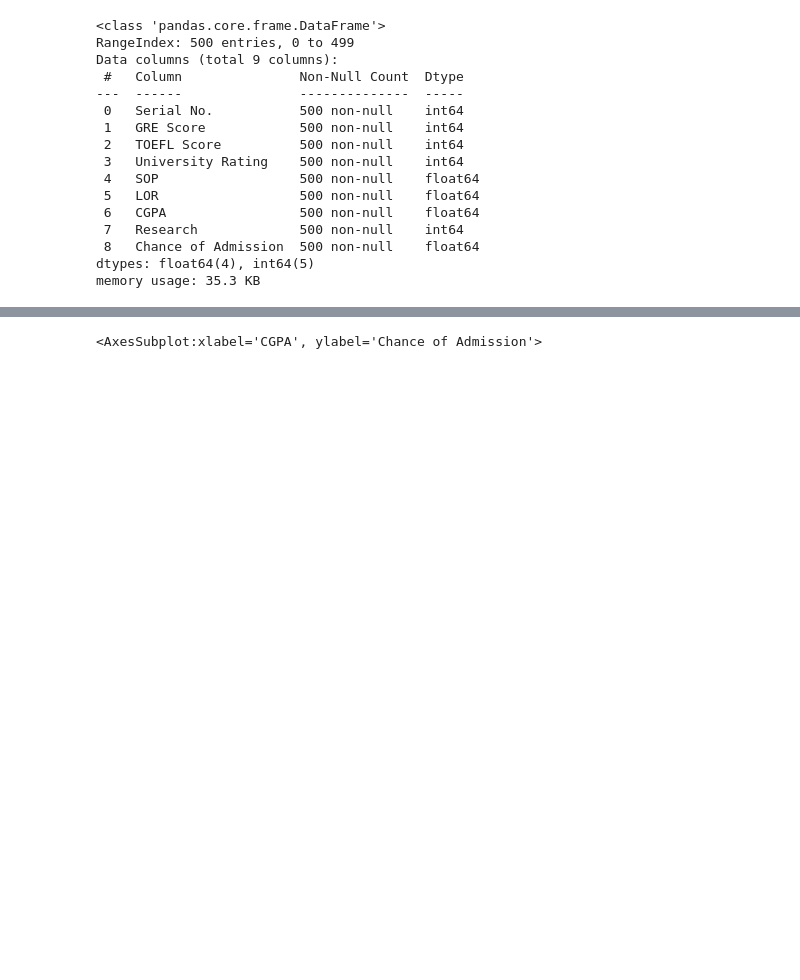
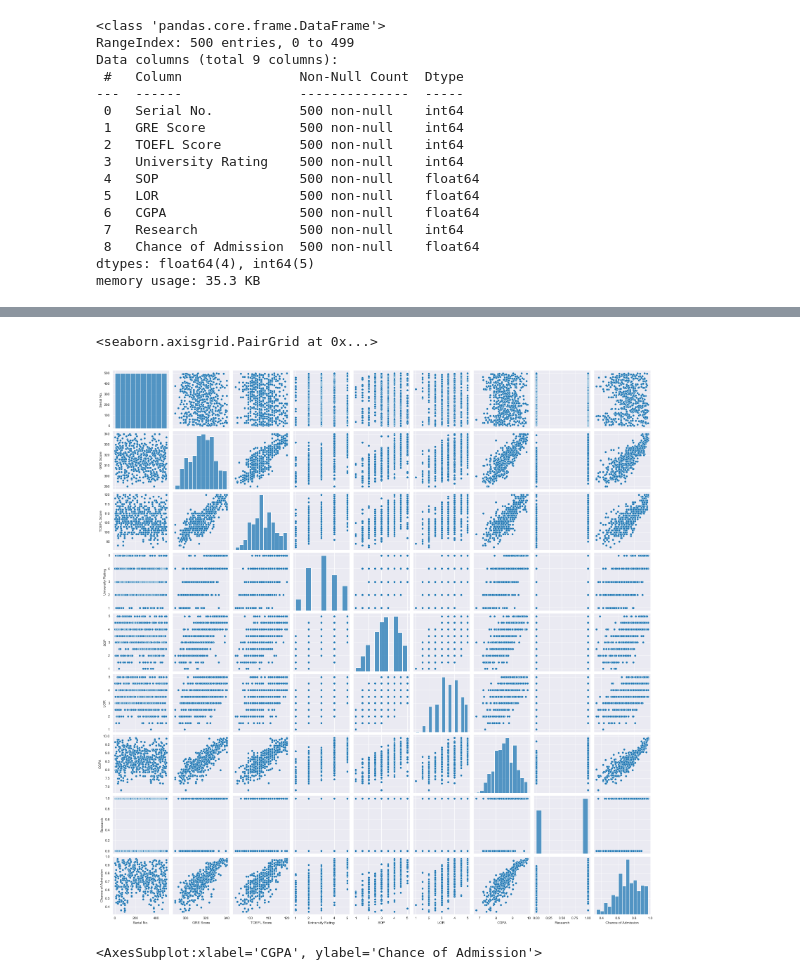
Before and after one commit to VictorUmunna/Admission-Prediction, a Jupyter notebook: Admission_Prediction.ipynb, the cells around one changed output, grey strips where cells are left out. Saved outputs shown, nothing was run; the diff lists cells and outputs as text; code cells hidden in the pictures; blank space fills up the shorter version.

```diff
--- a/Admission_Prediction.ipynb
+++ b/Admission_Prediction.ipynb
@@ -79,6 +79,11 @@ df.describe()
 | 50% | 250.500000 | 317.000000 | 107.000000 | 3.000000 | 3.500000 | 3.50000 | 8.560000 | 1.000000 | ... |
 | 75% | 375.250000 | 325.000000 | 112.000000 | 4.000000 | 4.000000 | 4.00000 | 9.040000 | 1.000000 | ... |
 | max | 500.000000 | 340.000000 | 120.000000 | 5.000000 | 5.000000 | 5.00000 | 9.920000 | 1.000000 | ... |
+# %%
+sns.pairplot(data = df)
+# %% [output]
+<seaborn.axisgrid.PairGrid at 0x...>
+[figure, added]
 # %%
 sns.scatterplot(data=df, x="CGPA", y="Chance of Admission", hue = "Research")
 # %% [output]
```
Also changed, not shown: parts of 5 cells of this notebook.
